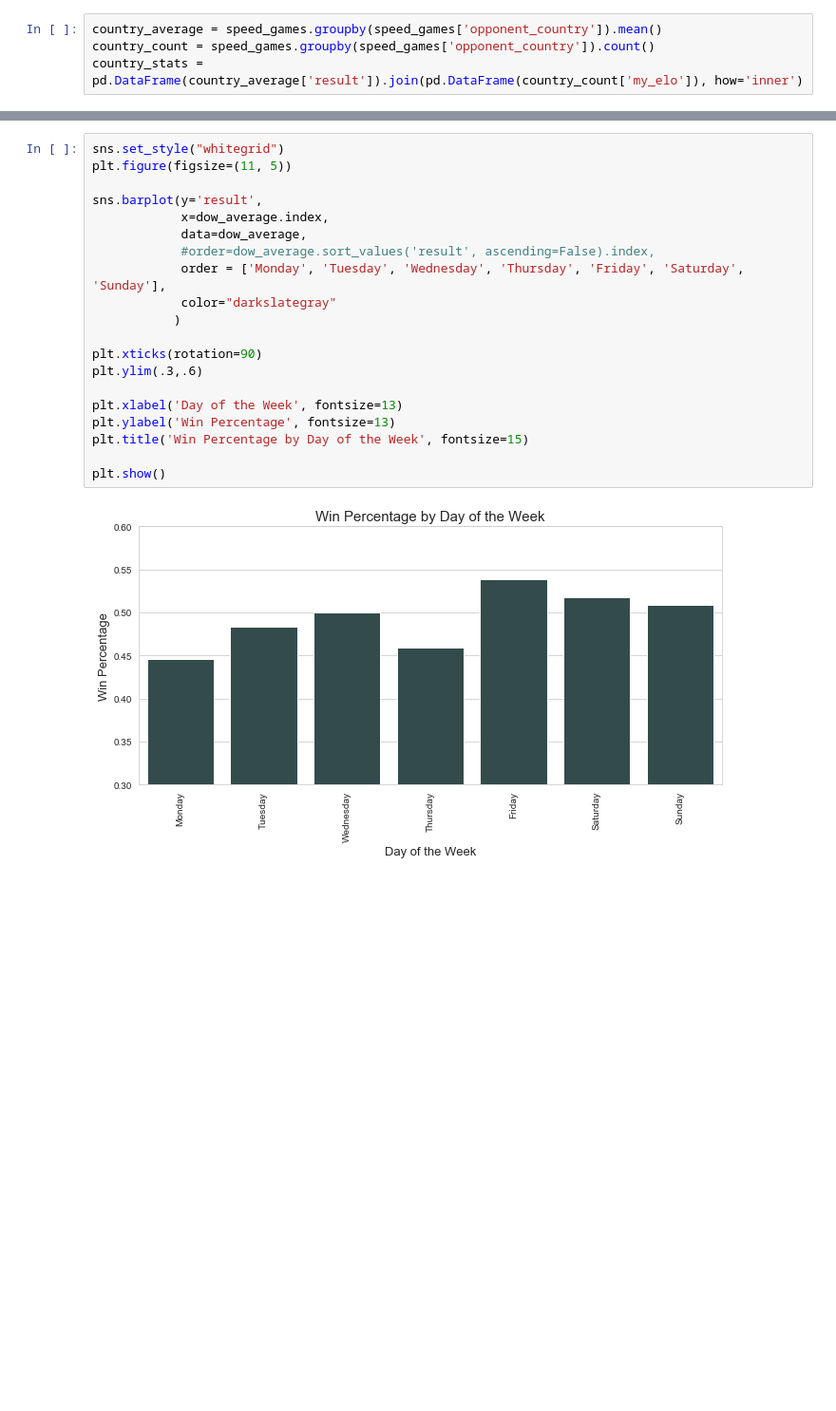
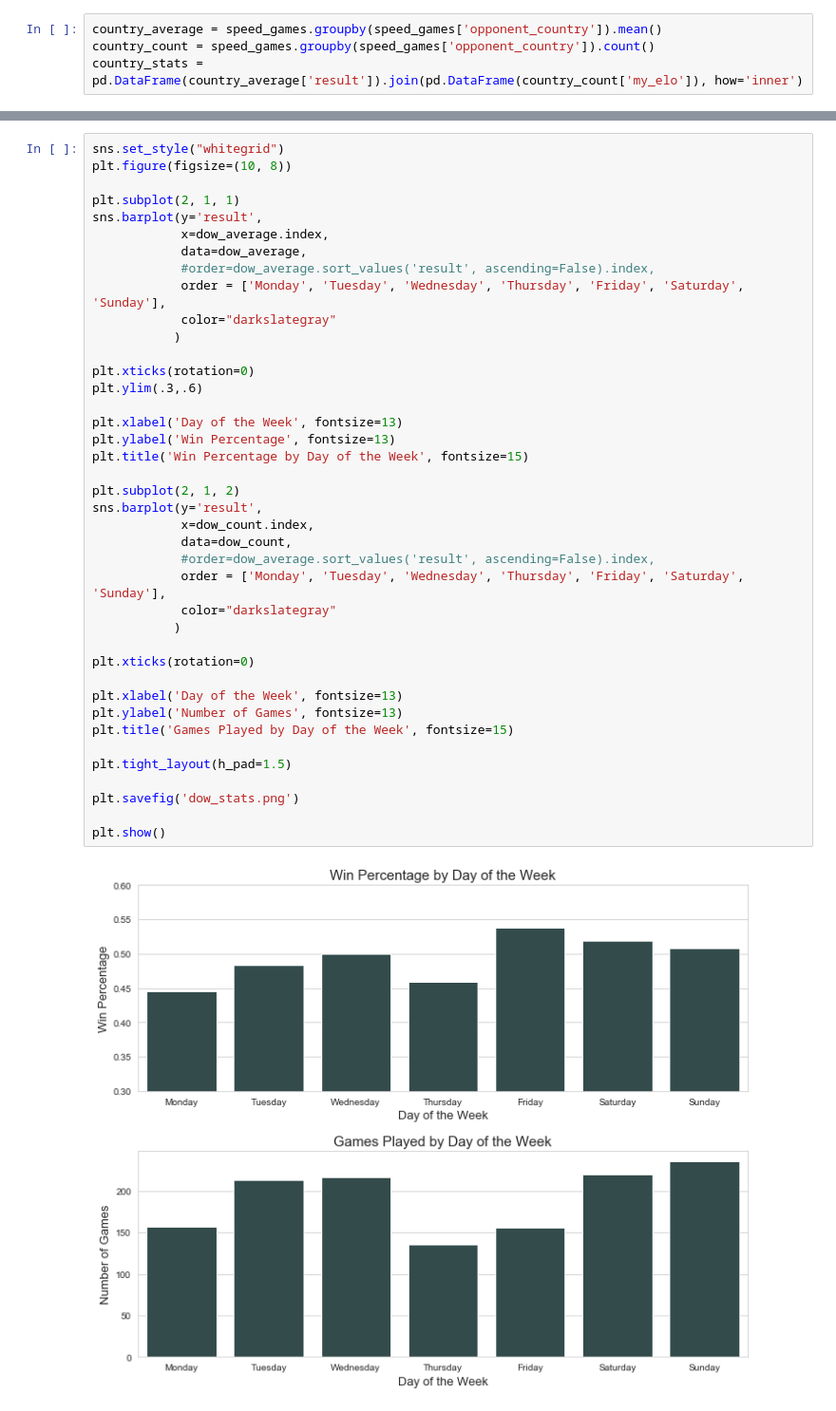
Before and after one commit to eonofrey/chess_scrape_2, a Jupyter notebook: chess_scrape.ipynb, the cells around one changed output, grey strips where cells are left out. Shown: that part at 95% size. Drawn from its saved outputs; the diff is of its cells as text; blank space fills up the shorter version.

```diff
--- a/chess_scrape.ipynb
+++ b/chess_scrape.ipynb
@@ -401,22 +387,42 @@ plt.show()
 # %%
 sns.set_style("whitegrid")
-plt.figure(figsize=(11, 5))
+plt.figure(figsize=(10, 8))
 
+plt.subplot(2, 1, 1)
 sns.barplot(y='result',
             x=dow_average.index,
             data=dow_average,
             #order=dow_average.sort_values('result', ascending=False).index,
             order = ['Monday', 'Tuesday', 'Wednesday', 'Thursday', 'Friday', 'Saturday', 'Sunday'],
             color="darkslategray"
            )
 
-plt.xticks(rotation=90)
+plt.xticks(rotation=0)
 plt.ylim(.3,.6)
 
 plt.xlabel('Day of the Week', fontsize=13)
 plt.ylabel('Win Percentage', fontsize=13)
 plt.title('Win Percentage by Day of the Week', fontsize=15)
 
+plt.subplot(2, 1, 2)
+sns.barplot(y='result',
+            x=dow_count.index,
+            data=dow_count,
+            #order=dow_average.sort_values('result', ascending=False).index,
+            order = ['Monday', 'Tuesday', 'Wednesday', 'Thursday', 'Friday', 'Saturday', 'Sunday'],
+            color="darkslategray"
+           )
+
+plt.xticks(rotation=0)
+
+plt.xlabel('Day of the Week', fontsize=13)
+plt.ylabel('Number of Games', fontsize=13)
+plt.title('Games Played by Day of the Week', fontsize=15)
+
+plt.tight_layout(h_pad=1.5)
+
+plt.savefig('dow_stats.png')
+
 plt.show()
 # %% [output]
-[figure, old version]
+[figure, new version]
```
Also changed, not shown: parts of 22 cells of this notebook.
